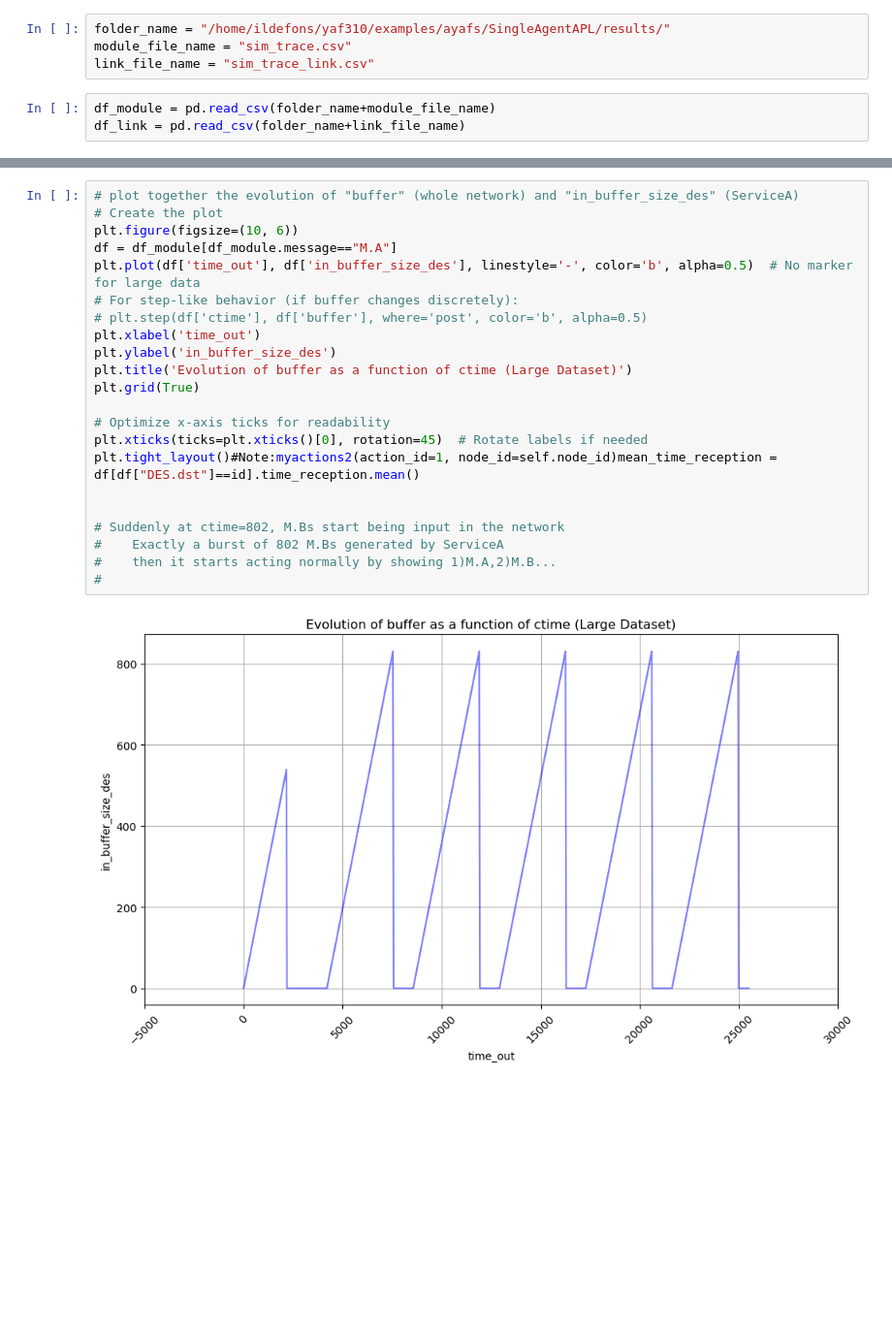
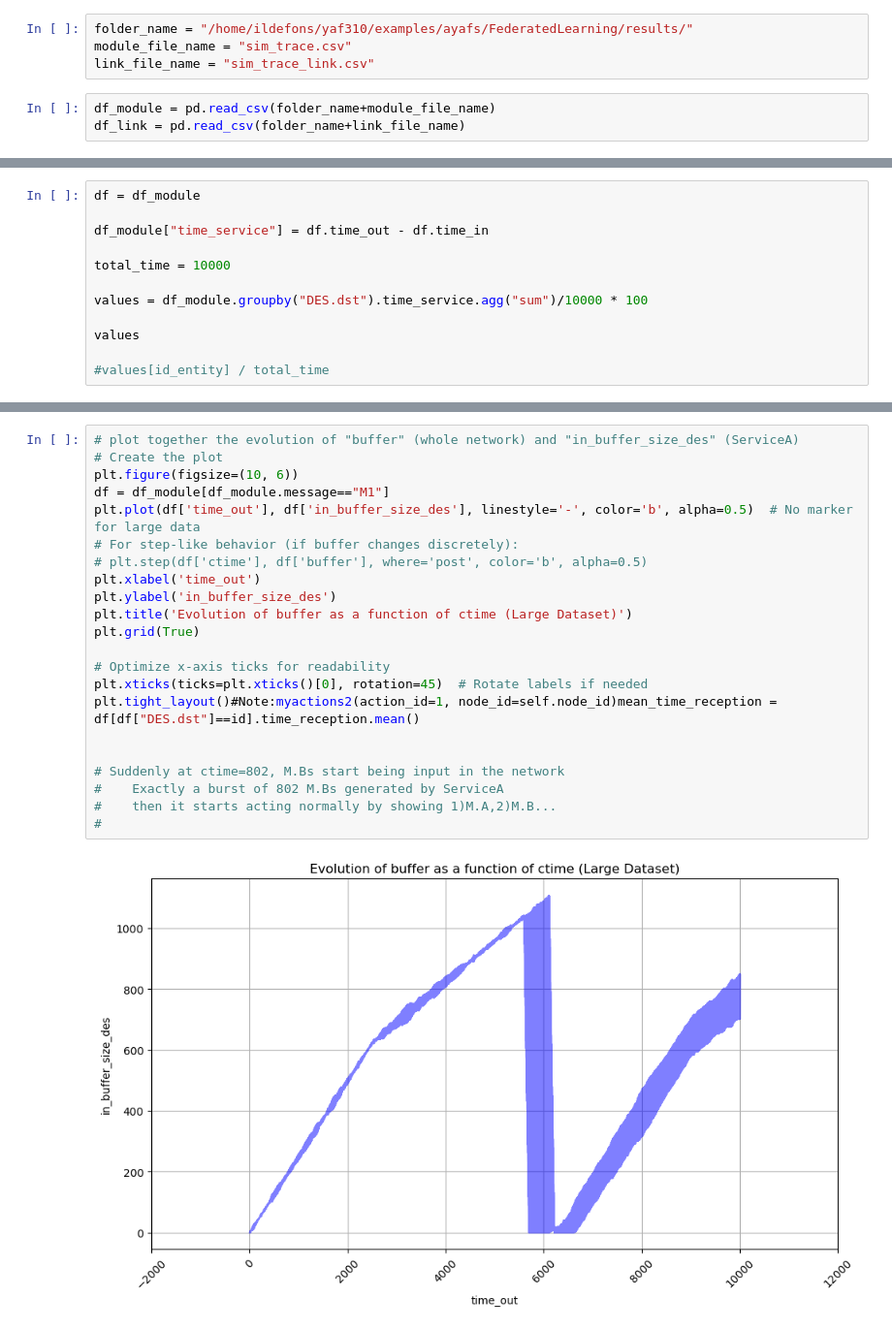
Before and after one commit to ildefons/aicon, a Jupyter notebook: examples/ayafs/FederatedLearning/analysis.ipynb, the cells around one changed output, grey strips where cells are left out. Shown at 97% size. Cells and saved outputs as stored; diff of their text form; blank space fills up the shorter version.

Commit message:
federated learning example done, solved bug in msg_instructions_pctl

```diff
--- a/examples/ayafs/FederatedLearning/analysis.ipynb
+++ b/examples/ayafs/FederatedLearning/analysis.ipynb
@@ -2,7 +2,7 @@
 import pandas as pd
 import matplotlib.pyplot as plt
 # %%
-folder_name = "/home/ildefons/yaf310/examples/ayafs/SingleAgentAPL/results/"
+folder_name = "/home/ildefons/yaf310/examples/ayafs/FederatedLearning/results/"
 module_file_name = "sim_trace.csv"
 link_file_name = "sim_trace_link.csv"
 # %%
@@ -10,0 +18,12 @@ df_link = pd.read_csv(folder_name+link_file_name)
+# %%
+df = df_module
+
+df_module["time_service"] = df.time_out - df.time_in
+
+total_time = 10000
+
+values = df_module.groupby("DES.dst").time_service.agg("sum")/10000 * 100
+
+values
+
+#values[id_entity] / total_time
@@ -34,24 +61,24 @@ plt.tight_layout()
 # %%
 # plot together the evolution of "buffer" (whole network) and "in_buffer_size_des" (ServiceA)
 # Create the plot
 plt.figure(figsize=(10, 6))
-df = df_module[df_module.message=="M.A"]
+df = df_module[df_module.message=="M1"]
 plt.plot(df['time_out'], df['in_buffer_size_des'], linestyle='-', color='b', alpha=0.5)  # No marker for large data
 # For step-like behavior (if buffer changes discretely):
 # plt.step(df['ctime'], df['buffer'], where='post', color='b', alpha=0.5)
 plt.xlabel('time_out')
 plt.ylabel('in_buffer_size_des')
 plt.title('Evolution of buffer as a function of ctime (Large Dataset)')
 plt.grid(True)
 
 # Optimize x-axis ticks for readability
 plt.xticks(ticks=plt.xticks()[0], rotation=45)  # Rotate labels if needed
 plt.tight_layout()#Note:myactions2(action_id=1, node_id=self.node_id)mean_time_reception = df[df["DES.dst"]==id].time_reception.mean()
 
 
 # Suddenly at ctime=802, M.Bs start being input in the network
 #    Exactly a burst of 802 M.Bs generated by ServiceA
 #    then it starts acting normally by showing 1)M.A,2)M.B...
 #
 # %% [output]
-[figure, old version]
+[figure, new version]
```
Also changed, not shown: parts of 4 cells of this notebook, 2 other files.
